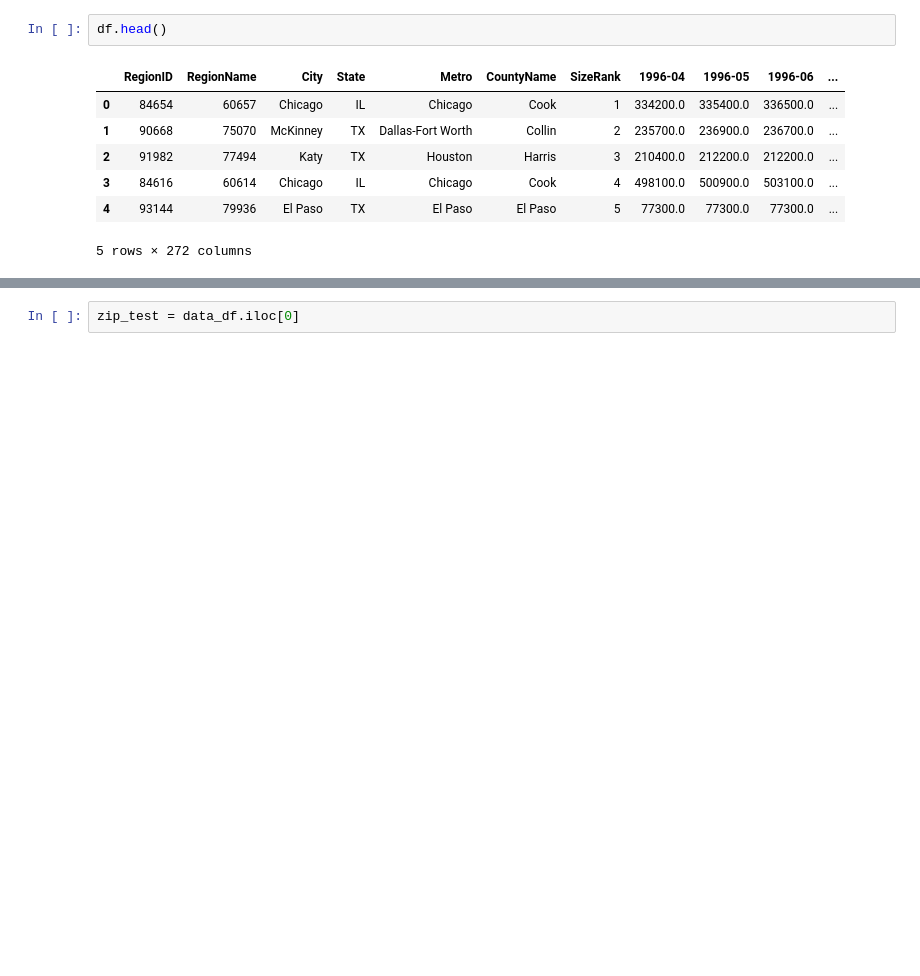
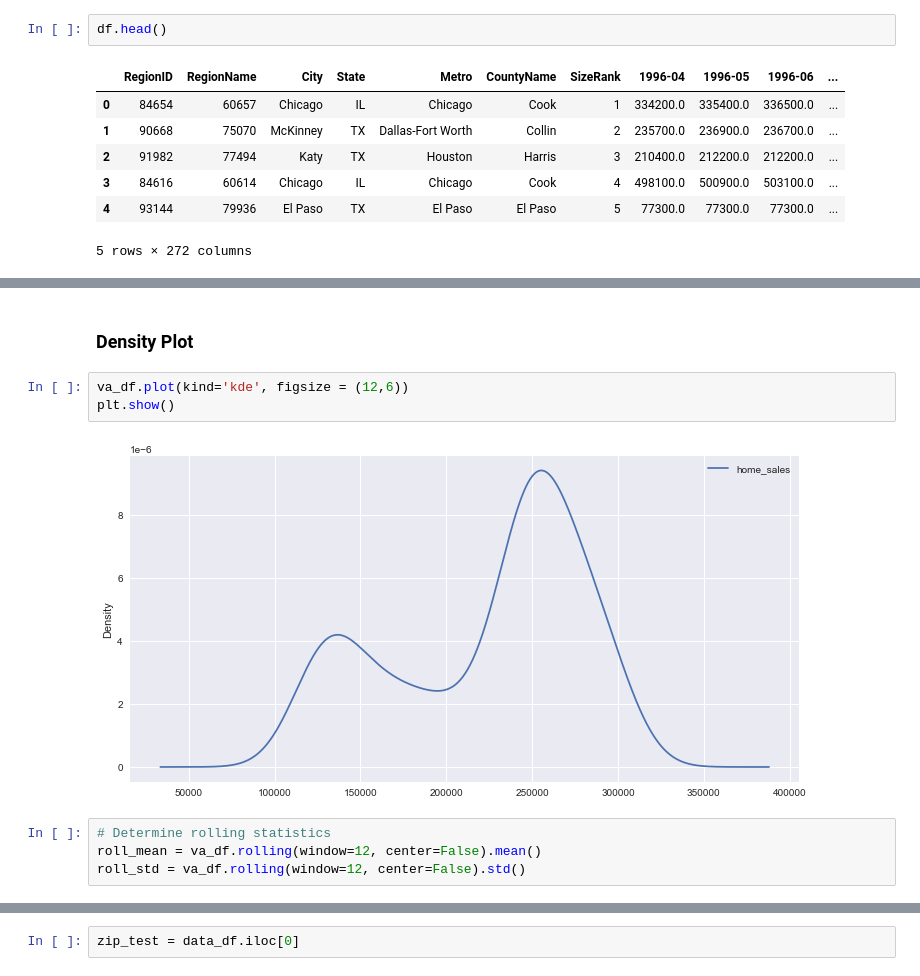
Before and after one commit to jxn628/dsc-phase-4-project-1, a Jupyter notebook: student.ipynb, the cells around one changed output, grey strips where cells are left out. Saved outputs shown, nothing was run; the diff lists cells and outputs as text; blank space fills up the shorter version.

```diff
--- a/student.ipynb
+++ b/student.ipynb
@@ -68,0 +187,11 @@ df.head()
+# %% [markdown]
+### Density Plot
+# %%
+va_df.plot(kind='kde', figsize = (12,6))
+plt.show()
+# %% [output]
+[figure, added]
+# %%
+# Determine rolling statistics
+roll_mean = va_df.rolling(window=12, center=False).mean()
+roll_std = va_df.rolling(window=12, center=False).std()
```
Also changed, not shown: parts of 98 cells of this notebook.
